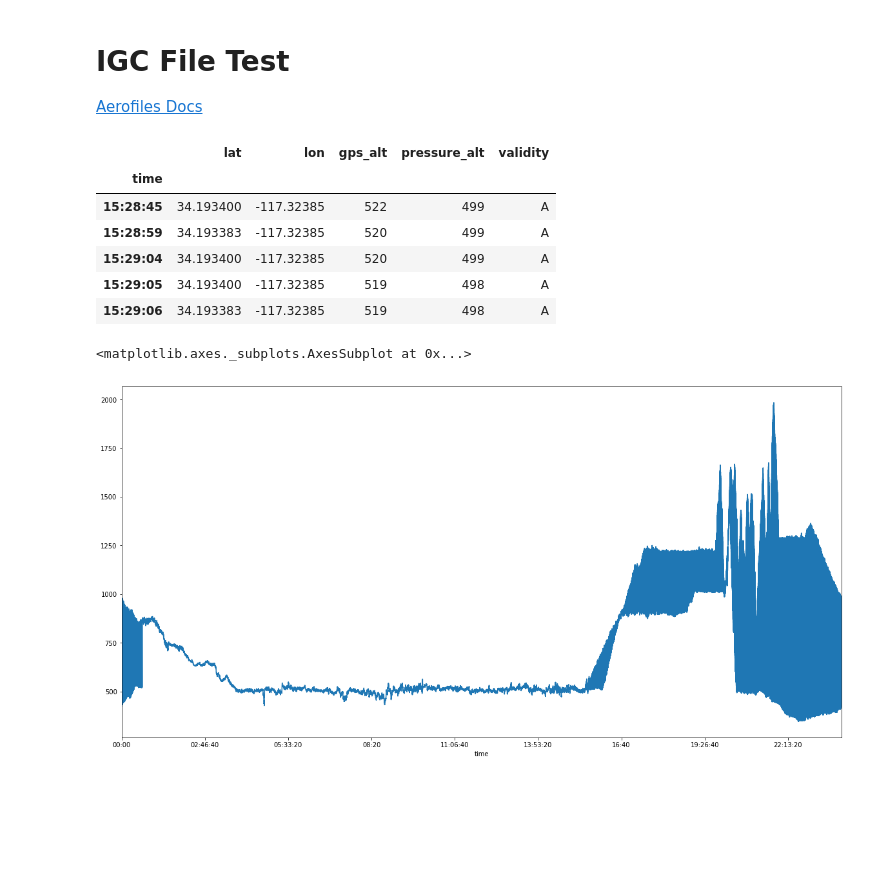
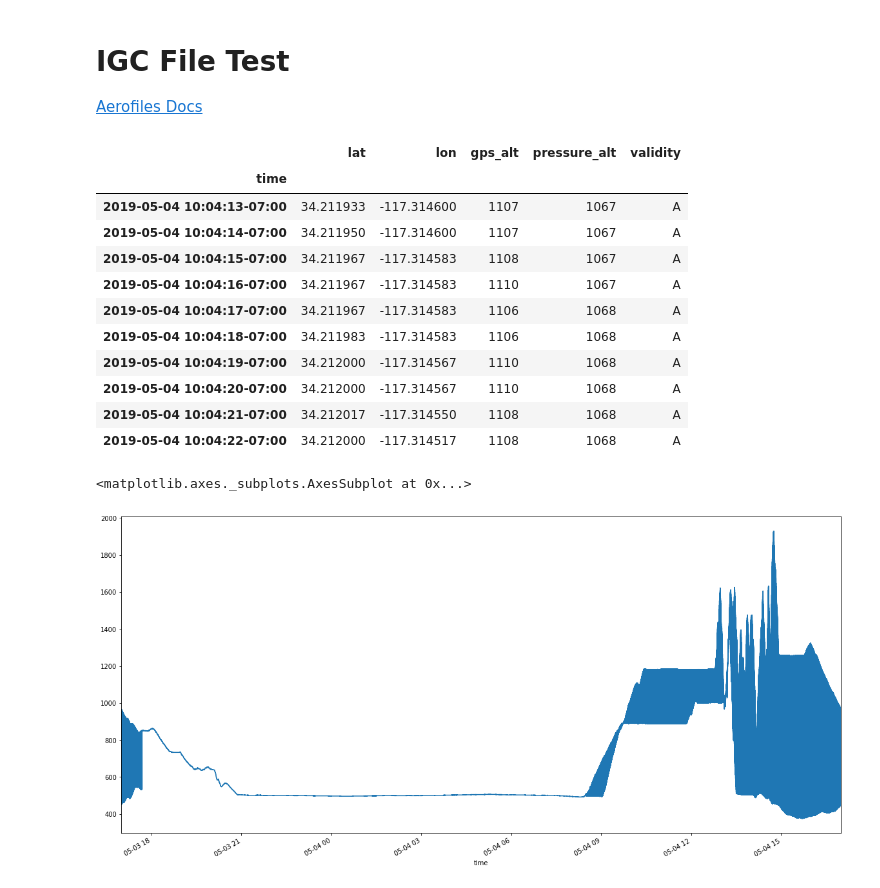
Before and after one commit to gregasmaximus/igc_test, a Jupyter notebook: tst1.ipynb, the cells around one changed output. Cells and saved outputs as stored; diff of their text form; code cells hidden in the pictures; blank space fills up the shorter version.

Commit message:
Fixed date and time

```diff
--- a/tst1.ipynb
+++ b/tst1.ipynb
@@ -10,24 +13,33 @@ import aerofiles.igc as igc
 # %%
 igcfile = 'igc/Greg Sadowy.45.2.igc'
+timezone = 'US/Pacific'
 # %%
 with open(igcfile, 'r') as f:
     igcdata = igc.Reader().read(f)
 # %%
 df = pd.DataFrame(igcdata['fix_records'][1])
-df.set_index('time', inplace=True)
+df.set_index(
+    df.time.apply(lambda t: dt.datetime.combine(igcdata['header'][1]['utc_date'], t, dt.timezone.utc)).dt.tz_convert(timezone),
+    inplace=True)
 df = df.reindex(columns = ['lat', 'lon', 'gps_alt', 'pressure_alt', 'validity'])
-df.head()
+df[5000:5010]
 # %% [output]
 |  | lat | lon | gps_alt | pressure_alt | validity |
 | time |  |  |  |  |  |
-| 15:28:45 | 34.193400 | -117.32385 | 522 | 499 | A |
-| 15:28:59 | 34.193383 | -117.32385 | 520 | 499 | A |
-| 15:29:04 | 34.193400 | -117.32385 | 520 | 499 | A |
-| 15:29:05 | 34.193400 | -117.32385 | 519 | 498 | A |
-| 15:29:06 | 34.193383 | -117.32385 | 519 | 498 | A |
+| 2019-05-04 10:04:13-07:00 | 34.211933 | -117.314600 | 1107 | 1067 | A |
+| 2019-05-04 10:04:14-07:00 | 34.211950 | -117.314600 | 1107 | 1067 | A |
+| 2019-05-04 10:04:15-07:00 | 34.211967 | -117.314583 | 1108 | 1067 | A |
+| 2019-05-04 10:04:16-07:00 | 34.211967 | -117.314583 | 1110 | 1067 | A |
+| 2019-05-04 10:04:17-07:00 | 34.211967 | -117.314583 | 1106 | 1068 | A |
+| 2019-05-04 10:04:18-07:00 | 34.211983 | -117.314583 | 1106 | 1068 | A |
+| 2019-05-04 10:04:19-07:00 | 34.212000 | -117.314567 | 1110 | 1068 | A |
+| 2019-05-04 10:04:20-07:00 | 34.212000 | -117.314567 | 1110 | 1068 | A |
+| 2019-05-04 10:04:21-07:00 | 34.212017 | -117.314550 | 1108 | 1068 | A |
+| 2019-05-04 10:04:22-07:00 | 34.212000 | -117.314517 | 1108 | 1068 | A |
 # %%
 plt.figure(figsize=(20,10))
-df.gps_alt.plot()
+#df.gps_alt.plot()
+df.pressure_alt.plot()
 # %% [output]
 <matplotlib.axes._subplots.AxesSubplot at 0x...>
-[figure, old version]
+[figure, new version]
```
Also changed, not shown: parts of 4 cells of this notebook.
